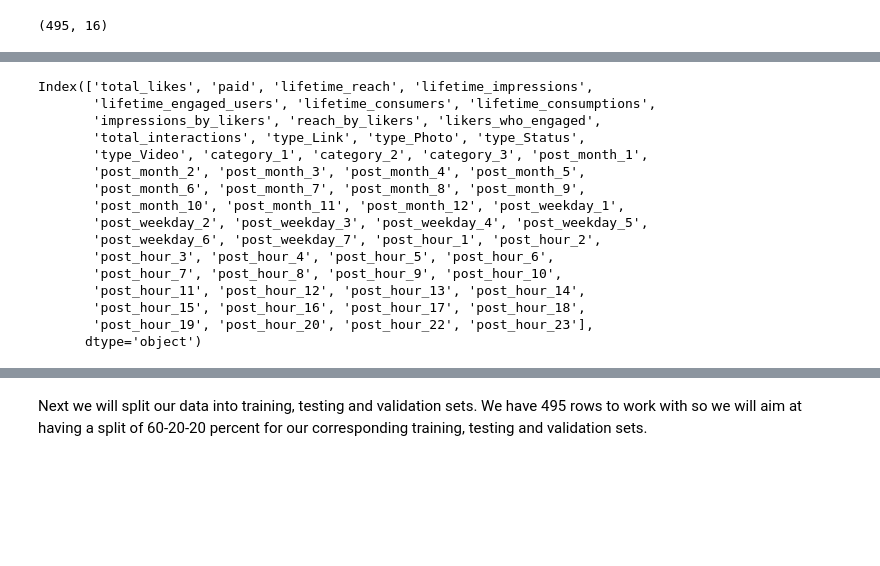
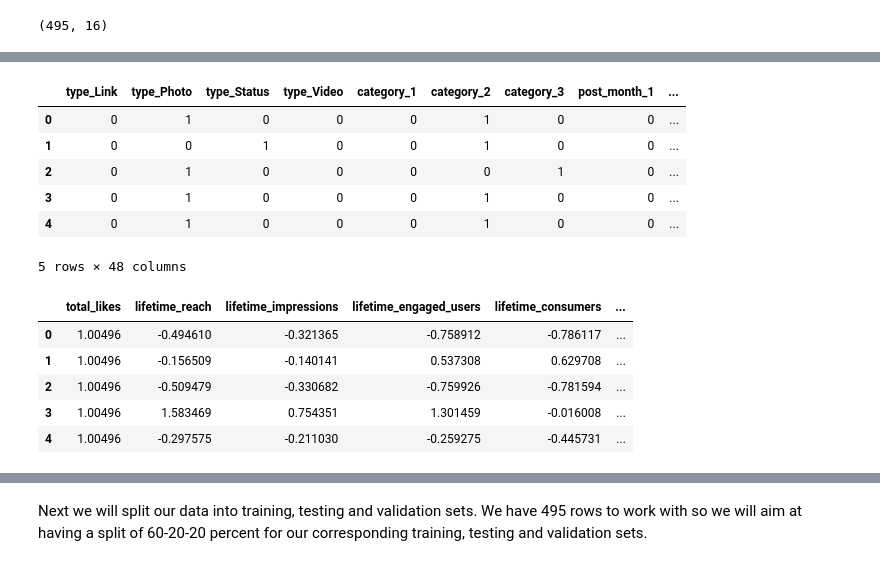
Before and after one commit to aureliobarrios/facebook-metrics, a Jupyter notebook: notebooks/model.ipynb, the cells around one changed output, grey strips where cells are left out. Drawn from its saved outputs; the diff is of its cells as text; code cells hidden in the pictures; blank space fills up the shorter version.

```diff
--- a/notebooks/model.ipynb
+++ b/notebooks/model.ipynb
@@ -59,19 +40,0 @@ df.head()
-# %%
-df.columns
-# %% [output]
-Index(['total_likes', 'paid', 'lifetime_reach', 'lifetime_impressions',
-       'lifetime_engaged_users', 'lifetime_consumers', 'lifetime_consumptions',
-       'impressions_by_likers', 'reach_by_likers', 'likers_who_engaged',
-       'total_interactions', 'type_Link', 'type_Photo', 'type_Status',
-       'type_Video', 'category_1', 'category_2', 'category_3', 'post_month_1',
-       'post_month_2', 'post_month_3', 'post_month_4', 'post_month_5',
-       'post_month_6', 'post_month_7', 'post_month_8', 'post_month_9',
-       'post_month_10', 'post_month_11', 'post_month_12', 'post_weekday_1',
-       'post_weekday_2', 'post_weekday_3', 'post_weekday_4', 'post_weekday_5',
-       'post_weekday_6', 'post_weekday_7', 'post_hour_1', 'post_hour_2',
-       'post_hour_3', 'post_hour_4', 'post_hour_5', 'post_hour_6',
-       'post_hour_7', 'post_hour_8', 'post_hour_9', 'post_hour_10',
-       'post_hour_11', 'post_hour_12', 'post_hour_13', 'post_hour_14',
-       'post_hour_15', 'post_hour_16', 'post_hour_17', 'post_hour_18',
-       'post_hour_19', 'post_hour_20', 'post_hour_22', 'post_hour_23'],
-      dtype='object')
@@ -77,0 +44,13 @@ Index(['total_likes', 'paid', 'lifetime_reach', 'lifetime_impressions',
+# %%
+#create a dataframe with all our dummy columns
+dummy_df = df[dummy_cols]
+dummy_df = pd.get_dummies(dummy_df, columns=dummy_cols, dtype='int')
+dummy_df.head()
+# %% [output]
+|  | type_Link | type_Photo | type_Status | type_Video | category_1 | category_2 | category_3 | post_month_1 | ... |
+| 0 | 0 | 1 | 0 | 0 | 0 | 1 | 0 | 0 | ... |
+| 1 | 0 | 0 | 1 | 0 | 0 | 1 | 0 | 0 | ... |
+| 2 | 0 | 1 | 0 | 0 | 0 | 0 | 1 | 0 | ... |
+| 3 | 0 | 1 | 0 | 0 | 0 | 1 | 0 | 0 | ... |
+| 4 | 0 | 1 | 0 | 0 | 0 | 1 | 0 | 0 | ... |
+5 rows × 48 columns
@@ -77,0 +62,12 @@ Index(['total_likes', 'paid', 'lifetime_reach', 'lifetime_impressions',
+# %%
+#standardize our numerical columns and make it into a dataframe
+standard_df = StandardScaler().fit_transform(standard_df)
+standard_df = pd.DataFrame(standard_df, columns=standard_cols)
+standard_df.head()
+# %% [output]
+|  | total_likes | lifetime_reach | lifetime_impressions | lifetime_engaged_users | lifetime_consumers | ... |
+| 0 | 1.00496 | -0.494610 | -0.321365 | -0.758912 | -0.786117 | ... |
+| 1 | 1.00496 | -0.156509 | -0.140141 | 0.537308 | 0.629708 | ... |
+| 2 | 1.00496 | -0.509479 | -0.330682 | -0.759926 | -0.781594 | ... |
+| 3 | 1.00496 | 1.583469 | 0.754351 | 1.301459 | -0.016008 | ... |
+| 4 | 1.00496 | -0.297575 | -0.211030 | -0.259275 | -0.445731 | ... |
```
Also changed, not shown: parts of 44 cells of this notebook.
